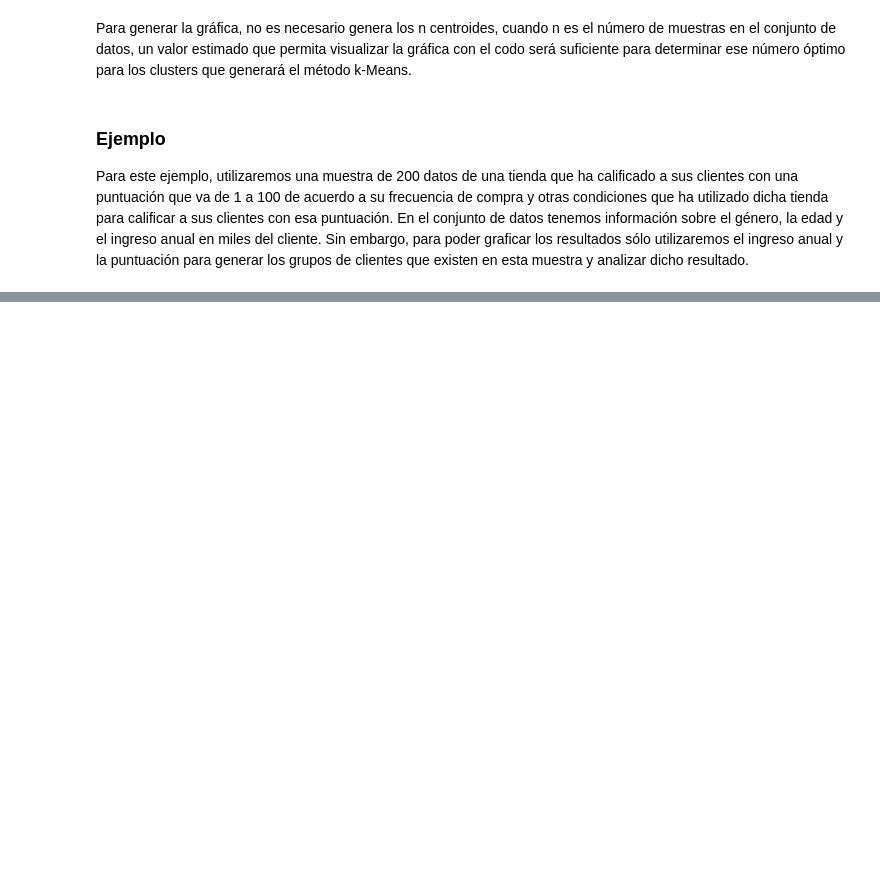
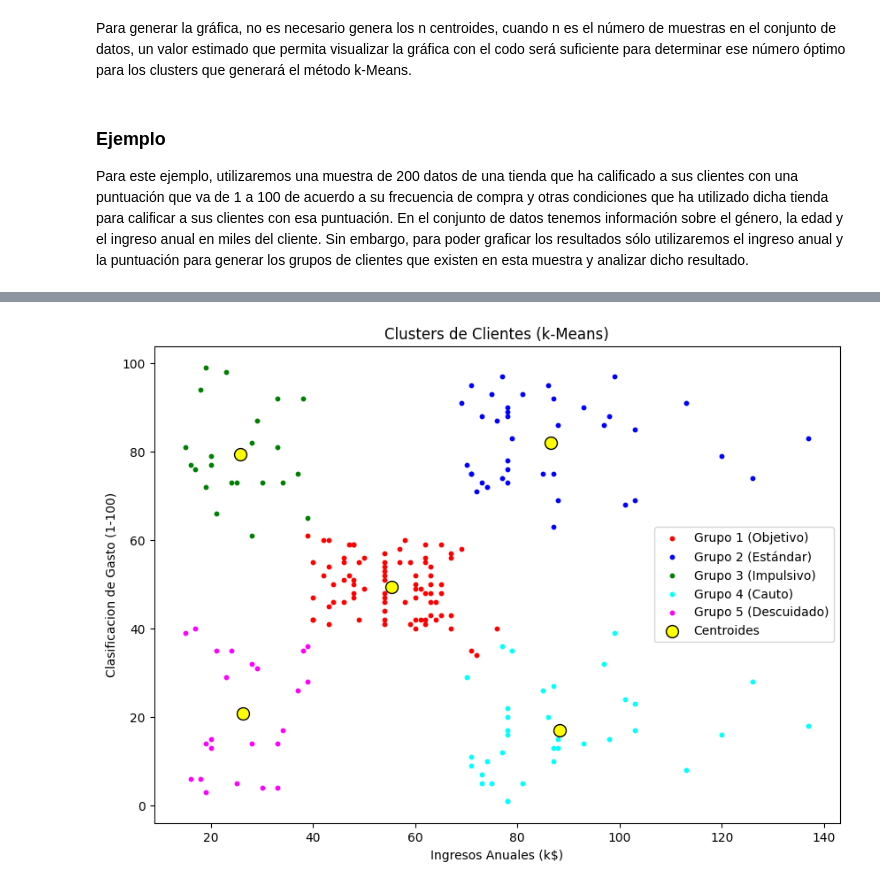
Before and after one commit to d4vhost/MachineLearning, a Jupyter notebook: CLUSTER/k-Means Clustering - estu.ipynb, the cells around one changed output, grey strips where cells are left out. Drawn from its saved outputs; the diff is of its cells as text; code cells hidden in the pictures; blank space fills up the shorter version.

```diff
--- a/CLUSTER/k-Means Clustering - estu.ipynb
+++ b/CLUSTER/k-Means Clustering - estu.ipynb
@@ -133,0 +156,24 @@ import pandas as pd
+# %%
+# Aplicar k-Means con k=5
+kmeans = KMeans(n_clusters=5, init='k-means++', random_state=42, n_init=10)
+y_kmeans = kmeans.fit_predict(X)
+# %%
+plt.figure(figsize=(10, 7))
+
+# Graficar los 5 grupos
+plt.scatter(X[y_kmeans == 0, 0], X[y_kmeans == 0, 1], s = 10, c = 'red', label = 'Grupo 1 (Objetivo)')
+plt.scatter(X[y_kmeans == 1, 0], X[y_kmeans == 1, 1], s = 10, c = 'blue', label = 'Grupo 2 (Estándar)')
+plt.scatter(X[y_kmeans == 2, 0], X[y_kmeans == 2, 1], s = 10, c = 'green', label = 'Grupo 3 (Impulsivo)')
+plt.scatter(X[y_kmeans == 3, 0], X[y_kmeans == 3, 1], s = 10, c = 'cyan', label = 'Grupo 4 (Cauto)')
+plt.scatter(X[y_kmeans == 4, 0], X[y_kmeans == 4, 1], s = 10, c = 'magenta', label = 'Grupo 5 (Descuidado)')
+
+# Graficar los centroides
+plt.scatter(kmeans.cluster_centers_[:, 0], kmeans.cluster_centers_[:, 1], s = 100, c = 'yellow', label = 'Centroides', edgecolors='black')
+
+plt.title('Clusters de Clientes (k-Means)')
+plt.xlabel('Ingresos Anuales (k$)')
+plt.ylabel('Clasificacion de Gasto (1-100)')
+plt.legend()
+plt.show()
+# %% [output]
+[figure, added]
```
Also changed, not shown: parts of 2 cells of this notebook.
